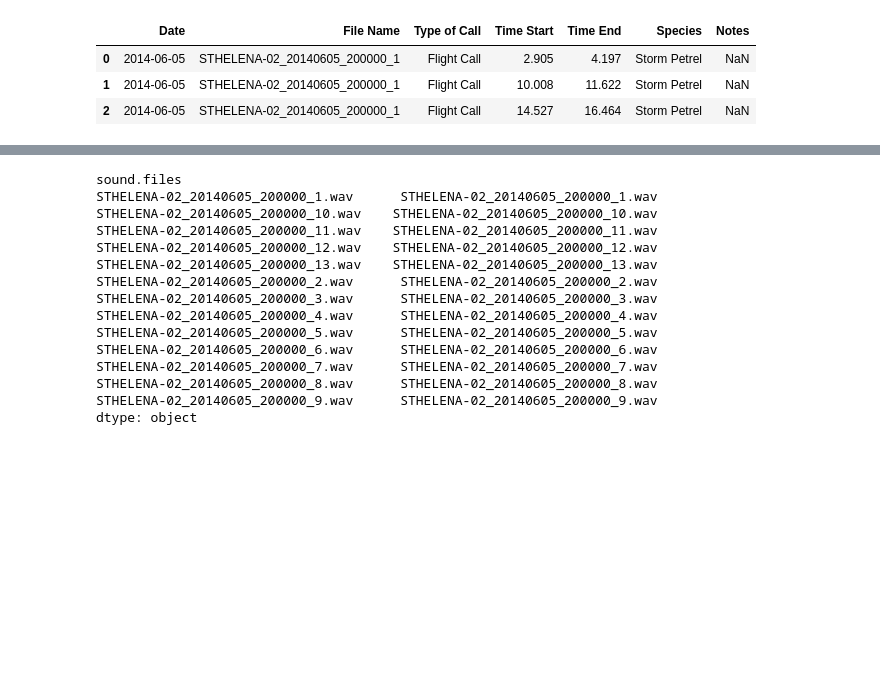
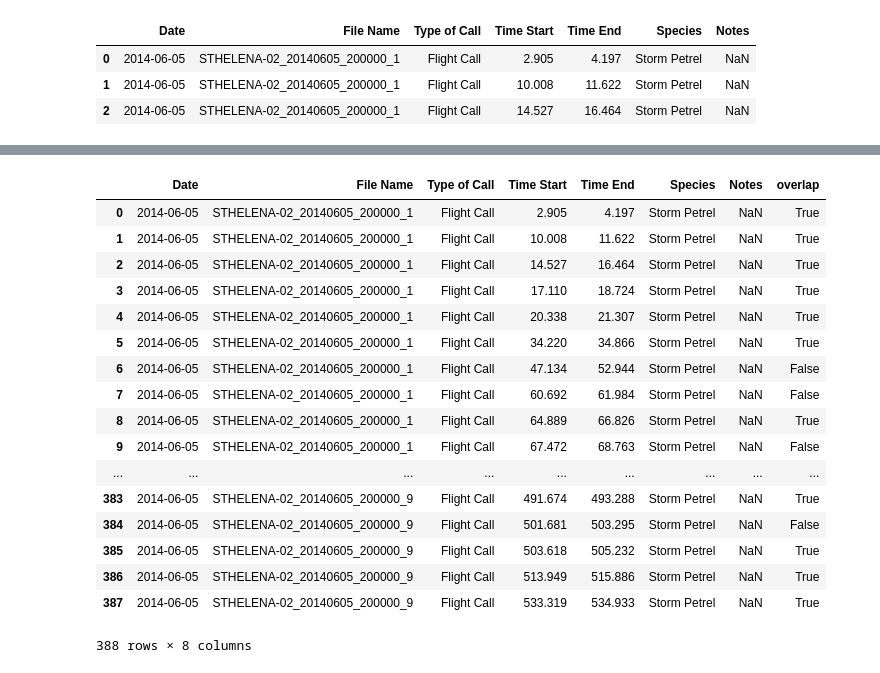
Before and after one commit to RSPB/StormPetrels, a Jupyter notebook: join.ipynb, the cells around one changed output, grey strips where cells are left out. Cells and saved outputs as stored; diff of their text form; code cells hidden in the pictures; blank space fills up the shorter version.

Commit message:
overlap between discovered calls

```diff
--- a/join.ipynb
+++ b/join.ipynb
@@ -28,16 +28,39 @@ labels_all.head(3)
 | 1 | 2014-06-05 | STHELENA-02_20140605_200000_1 | Flight Call | 10.008 | 11.622 | Storm Petrel | NaN |
 | 2 | 2014-06-05 | STHELENA-02_20140605_200000_1 | Flight Call | 14.527 | 16.464 | Storm Petrel | NaN |
 # %%
-def find_overlap(df, labels):
+def find_overlap(group):
+    name = os.path.splitext(group.name)[0]
+    labels = labels_dict[name]
     label_start = labels['Time Start']
     label_end = labels['Time End']
 
     result = []
 
-    for index, row in df.iterrows():
+    for index, row in group.iterrows():
         start = row['start']
         end = row['end']
         overlap = any((label_start <= end) & (label_end >= start))
         result.append(overlap)
         # print('start {} end {} overlap {}'.format(start, end, overlap))
-    return result
+    group['overlap'] = result
+
+    return group
+
+
+def find_overlap2(group):
+    name = os.path.splitext(group.name)[0] + '.wav'
+    labels = feature_group.get_group(name)
+    label_start = labels['start']
+    label_end = labels['end']
+
+    result = []
+
+    for index, row in group.iterrows():
+        start = row['Time Start']
+        end = row['Time End']
+        overlap = any((label_start <= end) & (label_end >= start))
+        result.append(overlap)
+        # print('start {} end {} overlap {}'.format(start, end, overlap))
+    group['overlap'] = result
+
+    return group
@@ -69,18 +69,23 @@ x=feature_group.apply(fun)
-# %%
-x
-# %% [output]
-sound.files
-STHELENA-02_20140605_200000_1.wav      STHELENA-02_20140605_200000_1.wav
-STHELENA-02_20140605_200000_10.wav    STHELENA-02_20140605_200000_10.wav
-STHELENA-02_20140605_200000_11.wav    STHELENA-02_20140605_200000_11.wav
-STHELENA-02_20140605_200000_12.wav    STHELENA-02_20140605_200000_12.wav
-STHELENA-02_20140605_200000_13.wav    STHELENA-02_20140605_200000_13.wav
-STHELENA-02_20140605_200000_2.wav      STHELENA-02_20140605_200000_2.wav
-STHELENA-02_20140605_200000_3.wav      STHELENA-02_20140605_200000_3.wav
-STHELENA-02_20140605_200000_4.wav      STHELENA-02_20140605_200000_4.wav
-STHELENA-02_20140605_200000_5.wav      STHELENA-02_20140605_200000_5.wav
-STHELENA-02_20140605_200000_6.wav      STHELENA-02_20140605_200000_6.wav
-STHELENA-02_20140605_200000_7.wav      STHELENA-02_20140605_200000_7.wav
-STHELENA-02_20140605_200000_8.wav      STHELENA-02_20140605_200000_8.wav
-STHELENA-02_20140605_200000_9.wav      STHELENA-02_20140605_200000_9.wav
-dtype: object
+# %%
+g=labels_all.groupby('File Name')
+# %%
+g.apply(find_overlap2)
+# %% [output]
+|  | Date | File Name | Type of Call | Time Start | Time End | Species | Notes | overlap |
+| 0 | 2014-06-05 | STHELENA-02_20140605_200000_1 | Flight Call | 2.905 | 4.197 | Storm Petrel | NaN | True |
+| 1 | 2014-06-05 | STHELENA-02_20140605_200000_1 | Flight Call | 10.008 | 11.622 | Storm Petrel | NaN | True |
+| 2 | 2014-06-05 | STHELENA-02_20140605_200000_1 | Flight Call | 14.527 | 16.464 | Storm Petrel | NaN | True |
+| 3 | 2014-06-05 | STHELENA-02_20140605_200000_1 | Flight Call | 17.110 | 18.724 | Storm Petrel | NaN | True |
+| 4 | 2014-06-05 | STHELENA-02_20140605_200000_1 | Flight Call | 20.338 | 21.307 | Storm Petrel | NaN | True |
+| 5 | 2014-06-05 | STHELENA-02_20140605_200000_1 | Flight Call | 34.220 | 34.866 | Storm Petrel | NaN | True |
+| 6 | 2014-06-05 | STHELENA-02_20140605_200000_1 | Flight Call | 47.134 | 52.944 | Storm Petrel | NaN | False |
+| 7 | 2014-06-05 | STHELENA-02_20140605_200000_1 | Flight Call | 60.692 | 61.984 | Storm Petrel | NaN | False |
+| 8 | 2014-06-05 | STHELENA-02_20140605_200000_1 | Flight Call | 64.889 | 66.826 | Storm Petrel | NaN | True |
+| 9 | 2014-06-05 | STHELENA-02_20140605_200000_1 | Flight Call | 67.472 | 68.763 | Storm Petrel | NaN | False |
+| ... | ... | ... | ... | ... | ... | ... | ... | ... |
+| 383 | 2014-06-05 | STHELENA-02_20140605_200000_9 | Flight Call | 491.674 | 493.288 | Storm Petrel | NaN | True |
+| 384 | 2014-06-05 | STHELENA-02_20140605_200000_9 | Flight Call | 501.681 | 503.295 | Storm Petrel | NaN | False |
+| 385 | 2014-06-05 | STHELENA-02_20140605_200000_9 | Flight Call | 503.618 | 505.232 | Storm Petrel | NaN | True |
+| 386 | 2014-06-05 | STHELENA-02_20140605_200000_9 | Flight Call | 513.949 | 515.886 | Storm Petrel | NaN | True |
+| 387 | 2014-06-05 | STHELENA-02_20140605_200000_9 | Flight Call | 533.319 | 534.933 | Storm Petrel | NaN | True |
+388 rows × 8 columns
```
Also changed, not shown: parts of 4 cells of this notebook, 1 other file.
